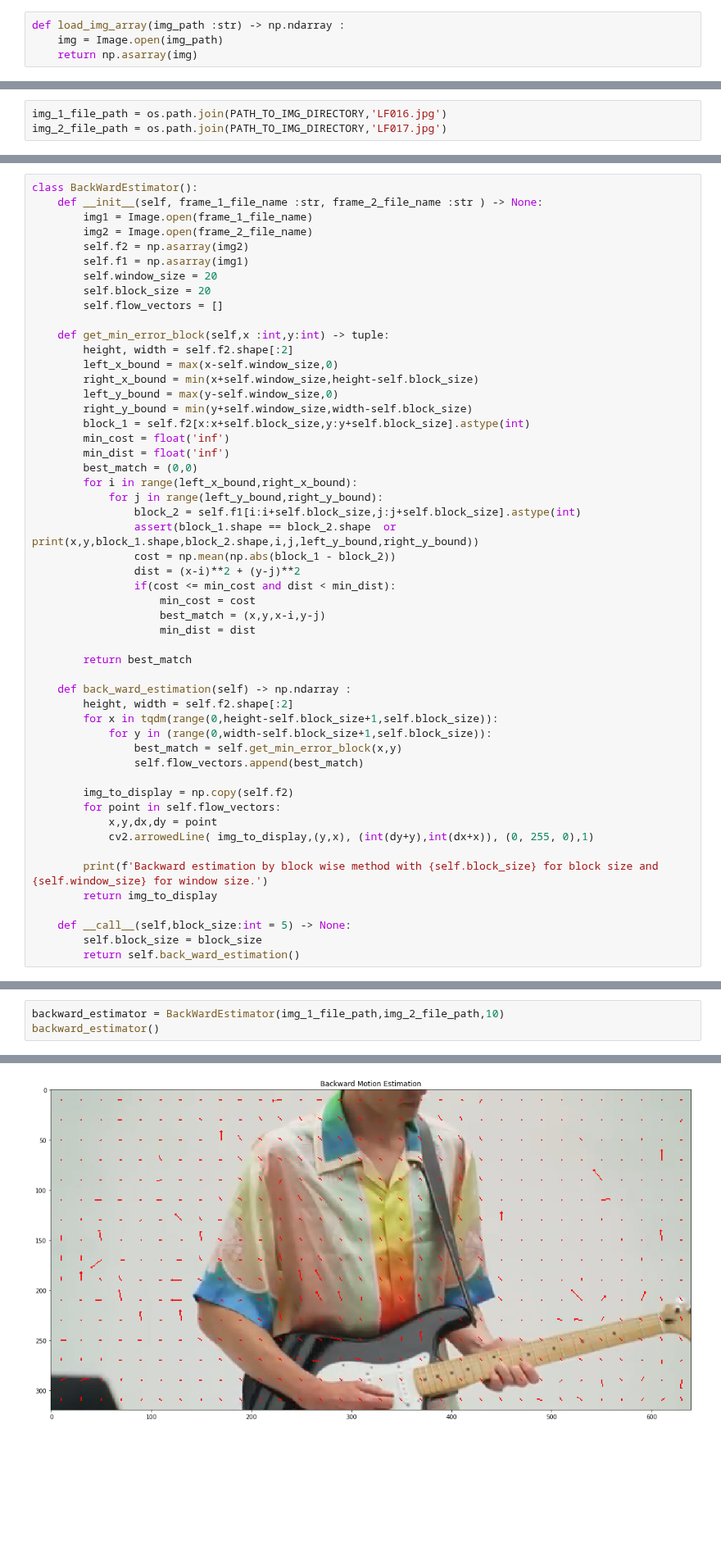
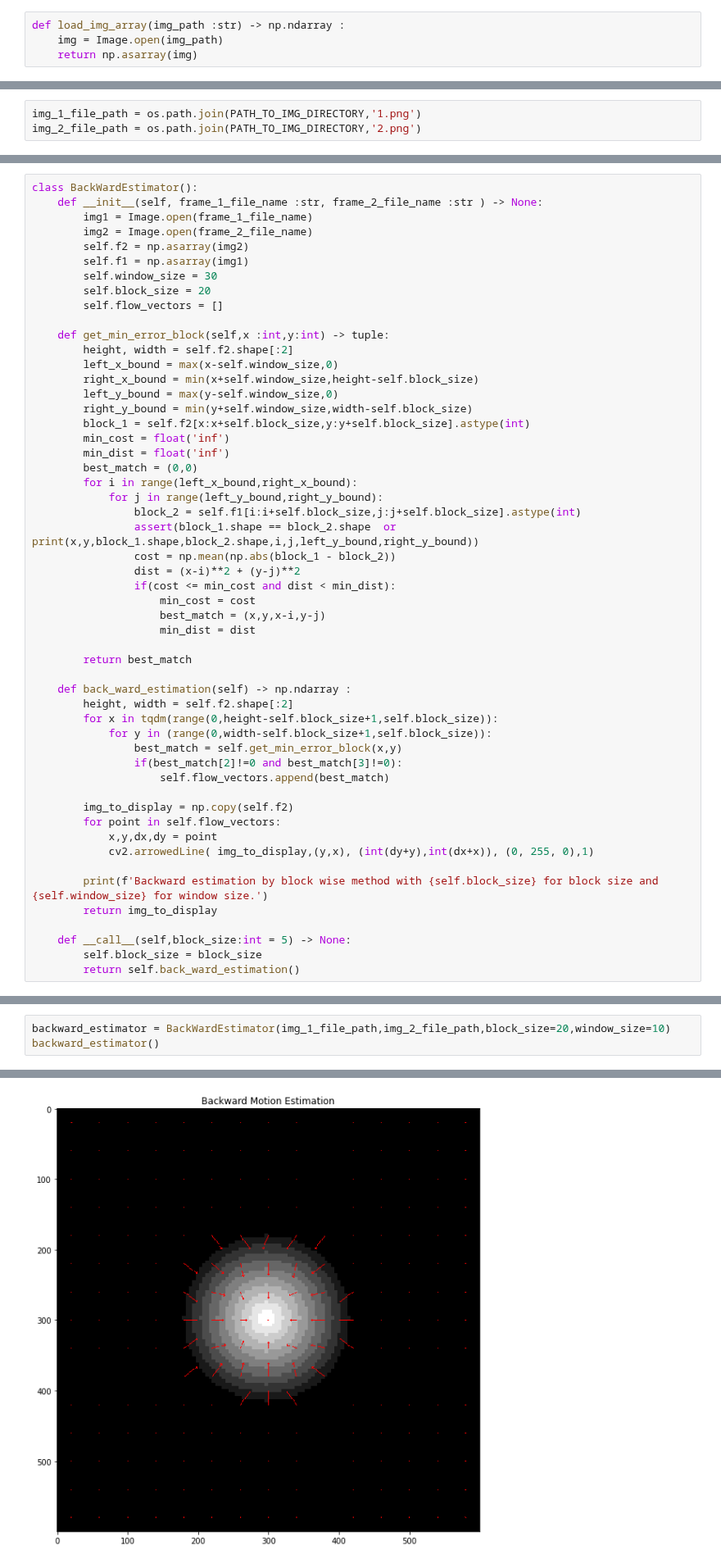
Before and after one commit to Bast-94/cv-practical-works-2023, a Jupyter notebook: tp2/notebook.ipynb, the cells around one changed output, grey strips where cells are left out. Shown at 82% size. Cells and saved outputs as stored; diff of their text form; blank space fills up the shorter version.

Commit message:
DOC(`BackWardEstimator`)

```diff
--- a/tp2/notebook.ipynb
+++ b/tp2/notebook.ipynb
@@ -47,8 +60,8 @@ def display_images(images, lines = None, columns = None, indices = None, vmin =
             display_image(images[k], vmin = vmin, vmax = vmax, now = False)
     plt.show()
 # %%
-img_1_file_path = os.path.join(PATH_TO_IMG_DIRECTORY,'LF016.jpg')
-img_2_file_path = os.path.join(PATH_TO_IMG_DIRECTORY,'LF017.jpg')
+img_1_file_path = os.path.join(PATH_TO_IMG_DIRECTORY,'1.png')
+img_2_file_path = os.path.join(PATH_TO_IMG_DIRECTORY,'2.png')
 # %%
 f1 = load_img_array(img_1_file_path)
 f2 = load_img_array(img_2_file_path)
@@ -64,7 +77,7 @@ class BackWardEstimator():
         img2 = Image.open(frame_2_file_name)
         self.f2 = np.asarray(img2)
         self.f1 = np.asarray(img1)
-        self.window_size = 20
+        self.window_size = 30
         self.block_size = 20
         self.flow_vectors = []
 
@@ -96,7 +109,8 @@ class BackWardEstimator():
         for x in tqdm(range(0,height-self.block_size+1,self.block_size)):
             for y in (range(0,width-self.block_size+1,self.block_size)):
                 best_match = self.get_min_error_block(x,y)
-                self.flow_vectors.append(best_match)
+                if(best_match[2]!=0 and best_match[3]!=0):
+                    self.flow_vectors.append(best_match)
 
         img_to_display = np.copy(self.f2)
         for point in self.flow_vectors:
@@ -190,6 +252,6 @@ class BackWardEstimator():
             return self.display_backward_estimation()
         return self.back_ward_estimation()
 # %%
-backward_estimator = BackWardEstimator(img_1_file_path,img_2_file_path,10)
+backward_estimator = BackWardEstimator(img_1_file_path,img_2_file_path,block_size=20,window_size=10)
 backward_estimator()
 # %% [output]
@@ -197,4 +259,4 @@ Backward estimation by block wise method with 10 for block size and 10 for windo
-[figure, old version]
+[figure, new version]
 # %% [markdown]
 ## **Question (B)**
 * Sachant que l’on va vouloir reconstruire la frame F2 à partir de F1, pourquoi a-t-on donc fait de la ME backward et pas de la ME forward ?
```
Also changed, not shown: parts of 11 cells of this notebook.
